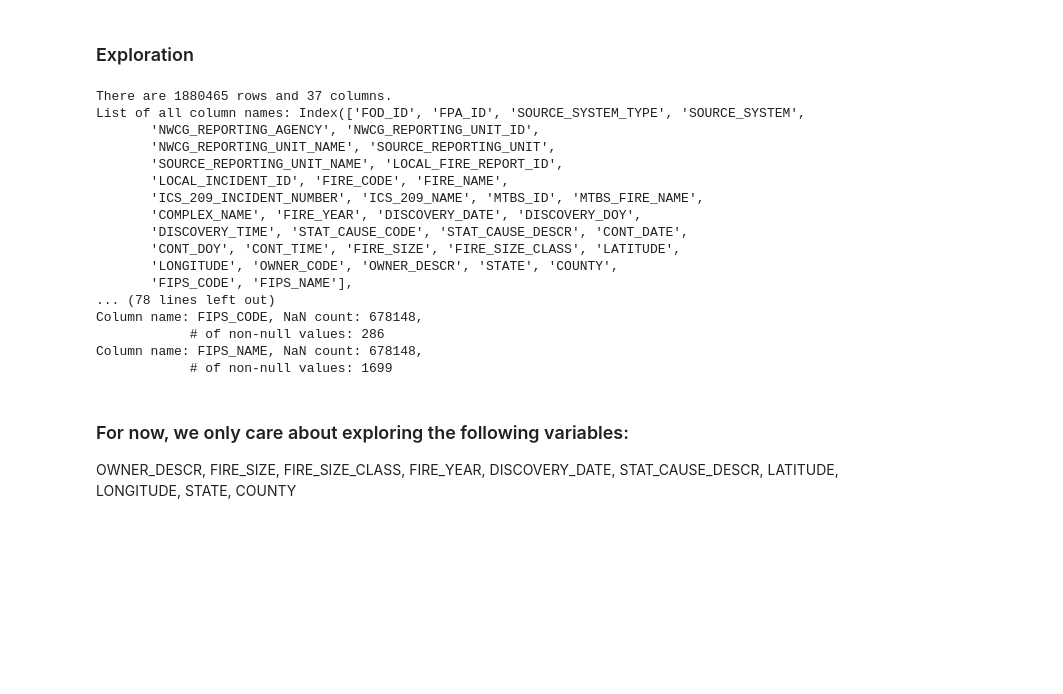
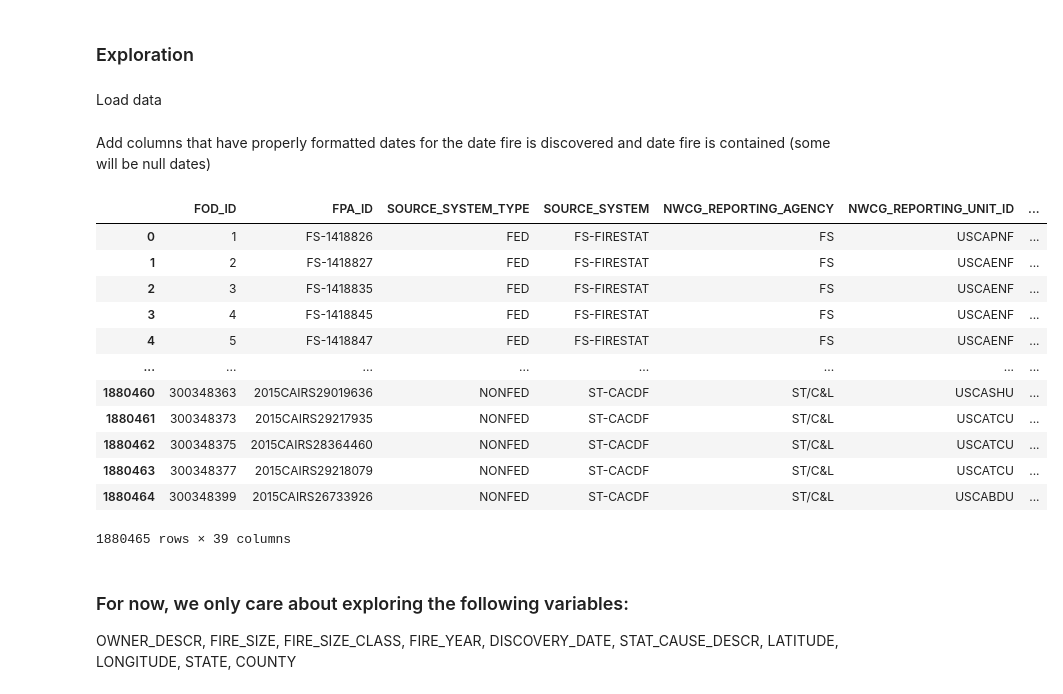
Before and after one commit to afennell-tech/USGS_Wildfires, a Jupyter notebook: ExploratoryAnalysis_AF.ipynb, the cells around one changed output. Drawn from its saved outputs; the diff is of its cells as text; code cells hidden in the pictures; blank space fills up the shorter version.

Commit message:
Added time conversions

```diff
--- a/ExploratoryAnalysis_AF.ipynb
+++ b/ExploratoryAnalysis_AF.ipynb
@@ -85,4 +128,6 @@ USGS_DATA_PATH = join(DATA_PATH, 'FPA_FOD_20170508.sqlite')
 usgs_db = get_sql_connection(USGS_DATA_PATH) # USGS data
 # %% [markdown]
 ### Exploration
+# %% [markdown]
+Load data
 # %%
@@ -103,25 +143,28 @@ print(f"There are {len(fires_df)} rows and {len(fires_df.columns)} columns.")
 print(f"List of all column names: {fires_df.columns}")
 
 # get more info about the columns themselves (all)
-print_col_info(fires_df, max_out=20)
+print_col_info(fires_df)
-# %% [output]
-There are 1880465 rows and 37 columns.
-List of all column names: Index(['FOD_ID', 'FPA_ID', 'SOURCE_SYSTEM_TYPE', 'SOURCE_SYSTEM',
-       'NWCG_REPORTING_AGENCY', 'NWCG_REPORTING_UNIT_ID',
-       'NWCG_REPORTING_UNIT_NAME', 'SOURCE_REPORTING_UNIT',
-       'SOURCE_REPORTING_UNIT_NAME', 'LOCAL_FIRE_REPORT_ID',
-       'LOCAL_INCIDENT_ID', 'FIRE_CODE', 'FIRE_NAME',
-       'ICS_209_INCIDENT_NUMBER', 'ICS_209_NAME', 'MTBS_ID', 'MTBS_FIRE_NAME',
-       'COMPLEX_NAME', 'FIRE_YEAR', 'DISCOVERY_DATE', 'DISCOVERY_DOY',
-       'DISCOVERY_TIME', 'STAT_CAUSE_CODE', 'STAT_CAUSE_DESCR', 'CONT_DATE',
-       'CONT_DOY', 'CONT_TIME', 'FIRE_SIZE', 'FIRE_SIZE_CLASS', 'LATITUDE',
-       'LONGITUDE', 'OWNER_CODE', 'OWNER_DESCR', 'STATE', 'COUNTY',
-       'FIPS_CODE', 'FIPS_NAME'],
-... (78 lines left out)
-Column name: FIPS_CODE, NaN count: 678148,
-            # of non-null values: 286
-Column name: FIPS_NAME, NaN count: 678148,
-            # of non-null values: 1699
+# %% [markdown]
+Add columns that have properly formatted dates for the date fire is discovered and date fire is contained (some will be null dates)
+# %%
+# add columns that contain proper dates for each fire
+fires_df['DATE_DISCOVERED'] = pd.to_datetime(fires_df['FIRE_YEAR']*1000 + fires_df['DISCOVERY_DOY'], format='%Y%j')
+fires_df['DATE_CONTAINED'] = pd.to_datetime(fires_df['FIRE_YEAR']*1000 + fires_df['CONT_DOY'], format='%Y%j')
+fires_df
+# %% [output]
+|  | FOD_ID | FPA_ID | SOURCE_SYSTEM_TYPE | SOURCE_SYSTEM | NWCG_REPORTING_AGENCY | NWCG_REPORTING_UNIT_ID | ... |
+| 0 | 1 | FS-1418826 | FED | FS-FIRESTAT | FS | USCAPNF | ... |
+| 1 | 2 | FS-1418827 | FED | FS-FIRESTAT | FS | USCAENF | ... |
+| 2 | 3 | FS-1418835 | FED | FS-FIRESTAT | FS | USCAENF | ... |
+| 3 | 4 | FS-1418845 | FED | FS-FIRESTAT | FS | USCAENF | ... |
+| 4 | 5 | FS-1418847 | FED | FS-FIRESTAT | FS | USCAENF | ... |
+| ... | ... | ... | ... | ... | ... | ... | ... |
+| 1880460 | 300348363 | 2015CAIRS29019636 | NONFED | ST-CACDF | ST/C&L | USCASHU | ... |
+| 1880461 | 300348373 | 2015CAIRS29217935 | NONFED | ST-CACDF | ST/C&L | USCATCU | ... |
+| 1880462 | 300348375 | 2015CAIRS28364460 | NONFED | ST-CACDF | ST/C&L | USCATCU | ... |
+| 1880463 | 300348377 | 2015CAIRS29218079 | NONFED | ST-CACDF | ST/C&L | USCATCU | ... |
+| 1880464 | 300348399 | 2015CAIRS26733926 | NONFED | ST-CACDF | ST/C&L | USCABDU | ... |
+1880465 rows × 39 columns
 # %% [markdown]
 ### For now, we only care about exploring the following variables:
 OWNER_DESCR, FIRE_SIZE, FIRE_SIZE_CLASS, FIRE_YEAR, DISCOVERY_DATE, STAT_CAUSE_DESCR, LATITUDE, LONGITUDE, STATE, COUNTY
```
Also changed, not shown: parts of 6 cells of this notebook.
